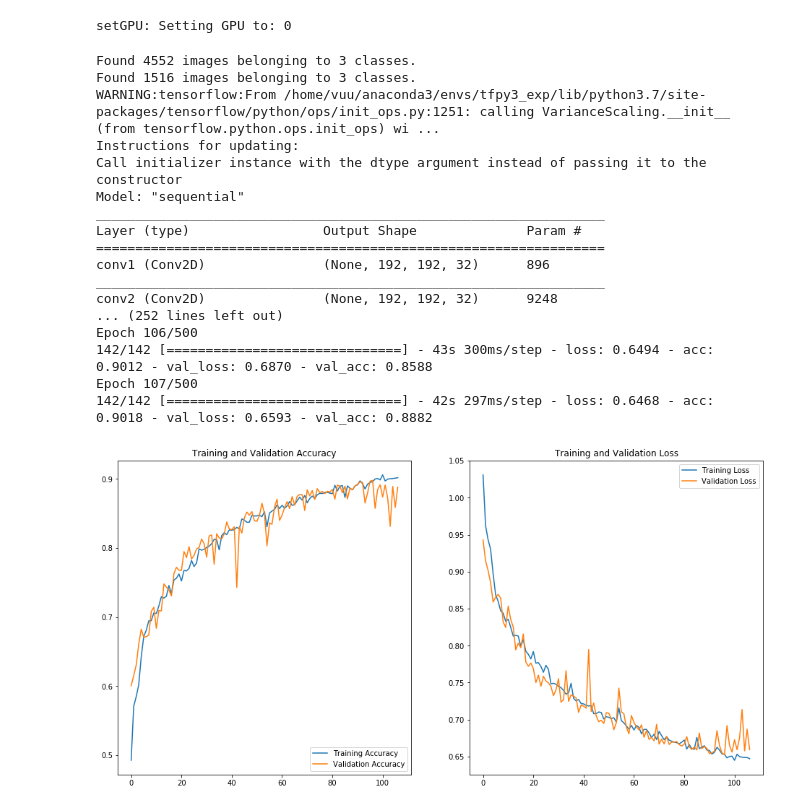
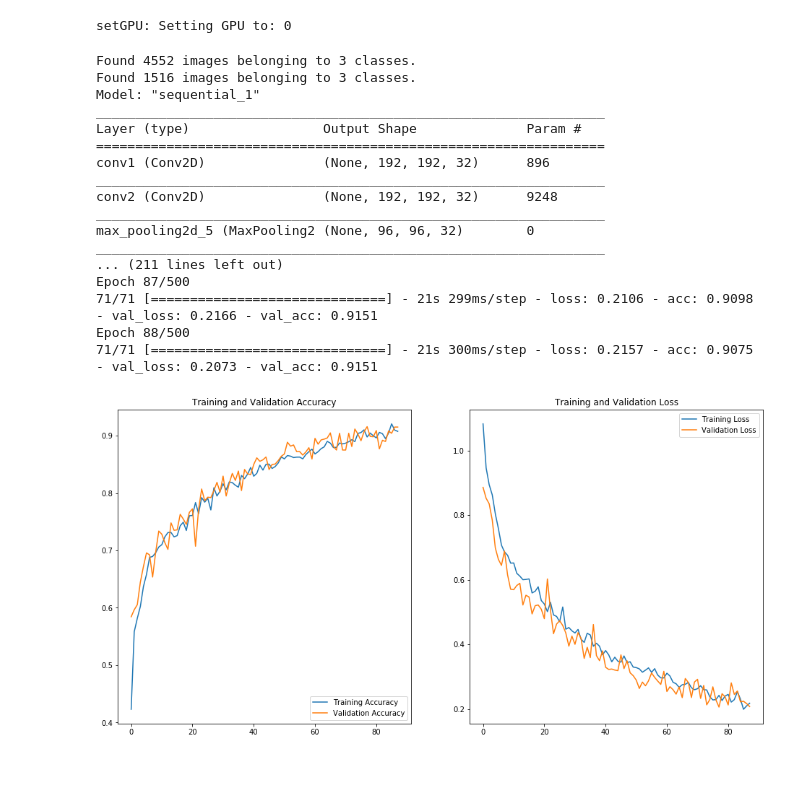
Before and after one commit to VeeranjaneyuluToka/tensorflow, a Jupyter notebook: assignments/160420/src/training.ipynb, the cells around one changed output. Drawn from its saved outputs; the diff is of its cells as text; code cells hidden in the pictures; blank space fills up the shorter version.

```diff
--- a/assignments/160420/src/training.ipynb
+++ b/assignments/160420/src/training.ipynb
@@ -13,6 +13,13 @@ setGPU: Setting GPU to: 0
 # %%
 train_data_path = '../data/sci_tvt/training'
 validation_data_path = '../data/sci_tvt/validation'
+
+NO_OF_CLASSES = 3
+learning_rate = 0.0001
+EPOCHS = 500
+BATCH_SIZE = 64
+IMG_WIDTH = IMG_HEIGHT = 192
+CHANNELS = 3
 # %%
 def inference(inp_shape):
     model = tf.keras.models.Sequential()
@@ -36,9 +43,11 @@ def inference(inp_shape):
     model.add(tf.keras.layers.Dense(512, activation='relu', name='dense1'))
     model.add(tf.keras.layers.Dropout(0.5))
     model.add(tf.keras.layers.Dense(256, activation='relu', name='dense2'))
-    model.add(tf.keras.layers.Dense(3, activation='softmax', name='final_class_dense'))
+    model.add(tf.keras.layers.Dense(NO_OF_CLASSES, activation='softmax', name='final_class_dense'))
 
-    model.compile(optimizer=tf.keras.optimizers.Adam(lr=0.0001), loss=tf.keras.losses.CategoricalCrossentropy(from_logits=True), metrics=['acc'] )
+    #model.compile(optimizer=tf.keras.optimizers.Adam(lr=learning_rate), loss= tf.keras.losses.CategoricalCrossentropy(from_logits=True), metrics=['acc'] )
+    model.compile(optimizer=tf.keras.optimizers.Adam(lr=learning_rate), loss= 'categorical_crossentropy', metrics=['acc'] )
+
 
     return model
 # %%
@@ -46,62 +55,66 @@ train_datagen = tf.keras.preprocessing.image.ImageDataGenerator(rescale=1./255,
                                                                horizontal_flip=True, fill_mode='nearest')
 valid_datagen = tf.keras.preprocessing.image.ImageDataGenerator(rescale=1./255)
 
-train_generator = train_datagen.flow_from_directory(train_data_path, target_size=(192, 192), batch_size=64, class_mode='categorical')
-valid_generator = valid_datagen.flow_from_directory(validation_data_path, target_size=(192, 192), batch_size=64, class_mode='categorical')
+train_generator = train_datagen.flow_from_directory(train_data_path, target_size=(IMG_WIDTH, IMG_HEIGHT), batch_size=BATCH_SIZE, class_mode='categorical')
+valid_generator = valid_datagen.flow_from_directory(validation_data_path, target_size=(IMG_WIDTH, IMG_HEIGHT), batch_size=BATCH_SIZE, class_mode='categorical')
 
-input_shape = (192, 192, 3)
+input_shape = (IMG_WIDTH, IMG_HEIGHT, CHANNELS)
 model = inference(input_shape)
 print(model.summary())
 
-train_samples_batch = train_generator.n//32
-valid_samples_batch = valid_generator.n//32
 es_callback = tf.keras.callbacks.EarlyStopping(monitor='val_loss', patience=10)
-history = model.fit_generator(train_generator, steps_per_epoch=train_samples_batch, epochs=500, validation_data=valid_generator,
-                              validation_steps=valid_samples_batch, callbacks=[es_callback])
+reduce_lr = tf.keras.callbacks.ReduceLROnPlateau(monitor='val_loss', factor=0.01, patience=10, min_lr=0.001)
+callbacks = [es_callback,  reduce_lr]
+
+train_samples_batch = train_generator.n//BATCH_SIZE
+valid_samples_batch = valid_generator.n//BATCH_SIZE
+
+history = model.fit_generator(train_generator, steps_per_epoch=train_samples_batch, epochs=EPOCHS, validation_data=valid_generator,
+                              validation_steps=valid_samples_batch, callbacks=callbacks)
 
 model.save('../model/class_model.h5')
 # %% [output]
 Found 4552 images belonging to 3 classes.
 Found 1516 images belonging to 3 classes.
-WARNING:tensorflow:From /home/vuu/anaconda3/envs/tfpy3_exp/lib/python3.7/site-packages/tensorflow/python/ops/init_ops.py:1251: calling VarianceScaling.__init__ (from tensorflow.python.ops.init_ops) wi ...
-Instructions for updating:
-Call initializer instance with the dtype argument instead of passing it to the constructor
-Model: "sequential"
+Model: "sequential_1"
 _________________________________________________________________
 Layer (type)                 Output Shape              Param #
 =================================================================
 conv1 (Conv2D)               (None, 192, 192, 32)      896
 _________________________________________________________________
 conv2 (Conv2D)               (None, 192, 192, 32)      9248
-... (252 lines left out)
-Epoch 106/500
-142/142 [==============================] - 43s 300ms/step - loss: 0.6494 - acc: 0.9012 - val_loss: 0.6870 - val_acc: 0.8588
-Epoch 107/500
-142/142 [==============================] - 42s 297ms/step - loss: 0.6468 - acc: 0.9018 - val_loss: 0.6593 - val_acc: 0.8882
+_________________________________________________________________
+max_pooling2d_5 (MaxPooling2 (None, 96, 96, 32)        0
+_________________________________________________________________
+... (211 lines left out)
+Epoch 87/500
+71/71 [==============================] - 21s 299ms/step - loss: 0.2106 - acc: 0.9098 - val_loss: 0.2166 - val_acc: 0.9151
+Epoch 88/500
+71/71 [==============================] - 21s 300ms/step - loss: 0.2157 - acc: 0.9075 - val_loss: 0.2073 - val_acc: 0.9151
 # %%
 acc = history.history['acc']
 val_acc = history.history['val_acc']
 
 loss=history.history['loss']
 val_loss=history.history['val_loss']
 
-epochs_range = range(107)
+epochs_range = range(88)
 
 plt.figure(figsize=(16, 8))
 plt.subplot(1, 2, 1)
 plt.plot(epochs_range, acc, label='Training Accuracy')
 plt.plot(epochs_range, val_acc, label='Validation Accuracy')
 plt.legend(loc='lower right')
 plt.title('Training and Validation Accuracy')
 
 plt.subplot(1, 2, 2)
 plt.plot(epochs_range, loss, label='Training Loss')
 plt.plot(epochs_range, val_loss, label='Validation Loss')
 plt.legend(loc='upper right')
 plt.title('Training and Validation Loss')
 plt.show()
 # %% [output]
-[figure, old version]
+[figure, new version]
 # %%
 """
 https://towardsdatascience.com/image-classification-python-keras-tutorial-kaggle-challenge-45a6332a58b8
```
Also changed, not shown: parts of 3 cells of this notebook, 2 other files.
